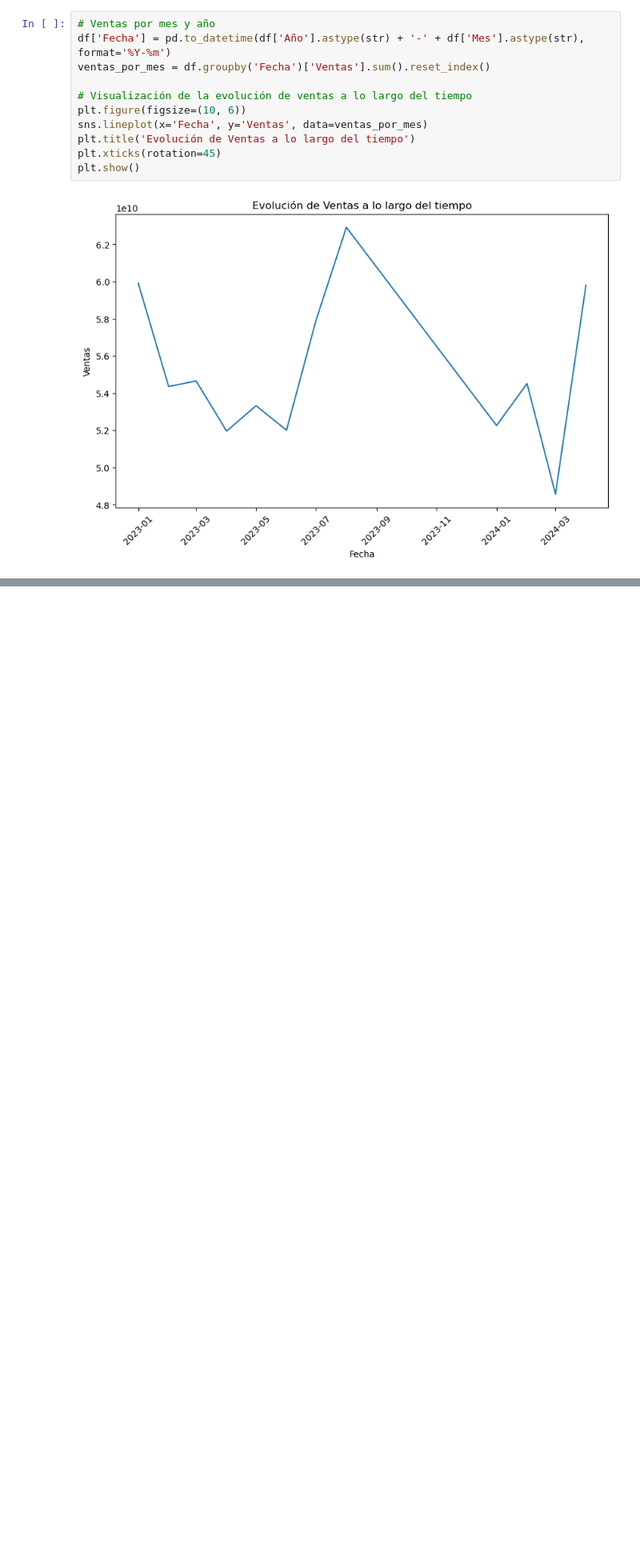
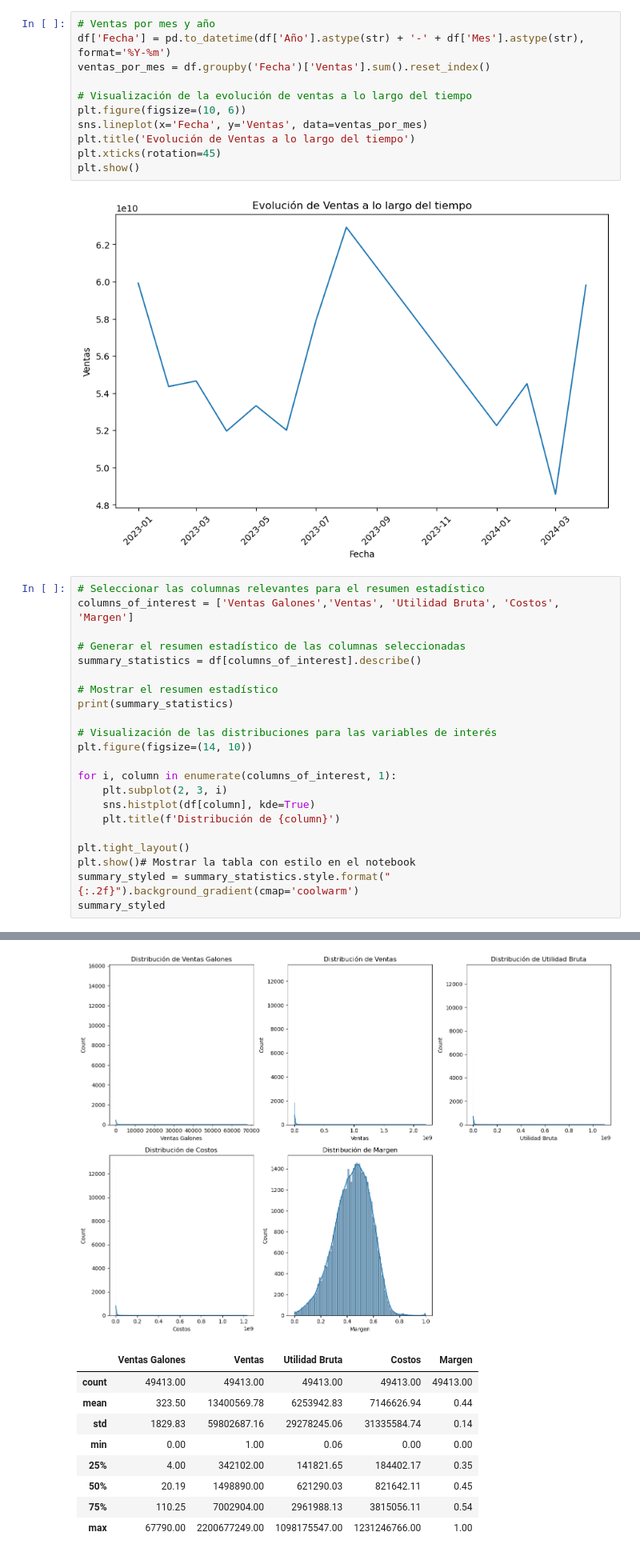
Before and after one commit to Raegar-dot/DSA-Grupo5, a Jupyter notebook: notebooks/EDA_Ventas2023_2024.ipynb, the cells around one changed output, grey strips where cells are left out. Shown at 80% size. Cells and saved outputs as stored; diff of their text form; blank space fills up the shorter version.

```diff
--- a/notebooks/EDA_Ventas2023_2024.ipynb
+++ b/notebooks/EDA_Ventas2023_2024.ipynb
@@ -89,3 +89,26 @@ plt.xticks(rotation=45)
 plt.show()
 # %% [output]
 [figure]
+# %%
+# Seleccionar las columnas relevantes para el resumen estadístico
+columns_of_interest = ['Ventas Galones','Ventas', 'Utilidad Bruta', 'Costos', 'Margen']
+
+# Generar el resumen estadístico de las columnas seleccionadas
+summary_statistics = df[columns_of_interest].describe()
+
+# Mostrar el resumen estadístico
+print(summary_statistics)
+
+# Visualización de las distribuciones para las variables de interés
+plt.figure(figsize=(14, 10))
+
+for i, column in enumerate(columns_of_interest, 1):
+    plt.subplot(2, 3, i)
+    sns.histplot(df[column], kde=True)
+    plt.title(f'Distribución de {column}')
+
+plt.tight_layout()
+plt.show()# Mostrar la tabla con estilo en el notebook
+summary_styled = summary_statistics.style.format("{:.2f}").background_gradient(cmap='coolwarm')
+summary_styled
+# %% [output]
@@ -91,0 +134,10 @@ plt.show()
+[figure, added]
+|  | Ventas Galones | Ventas | Utilidad Bruta | Costos | Margen |
+| count | 49413.00 | 49413.00 | 49413.00 | 49413.00 | 49413.00 |
+| mean | 323.50 | 13400569.78 | 6253942.83 | 7146626.94 | 0.44 |
+| std | 1829.83 | 59802687.16 | 29278245.06 | 31335584.74 | 0.14 |
+| min | 0.00 | 1.00 | 0.06 | 0.00 | 0.00 |
+| 25% | 4.00 | 342102.00 | 141821.65 | 184402.17 | 0.35 |
+| 50% | 20.19 | 1498890.00 | 621290.03 | 821642.11 | 0.45 |
+| 75% | 110.25 | 7002904.00 | 2961988.13 | 3815056.11 | 0.54 |
+| max | 67790.00 | 2200677249.00 | 1098175547.00 | 1231246766.00 | 1.00 |
```
Also changed, not shown: parts of 5 cells of this notebook, 2 other files.
